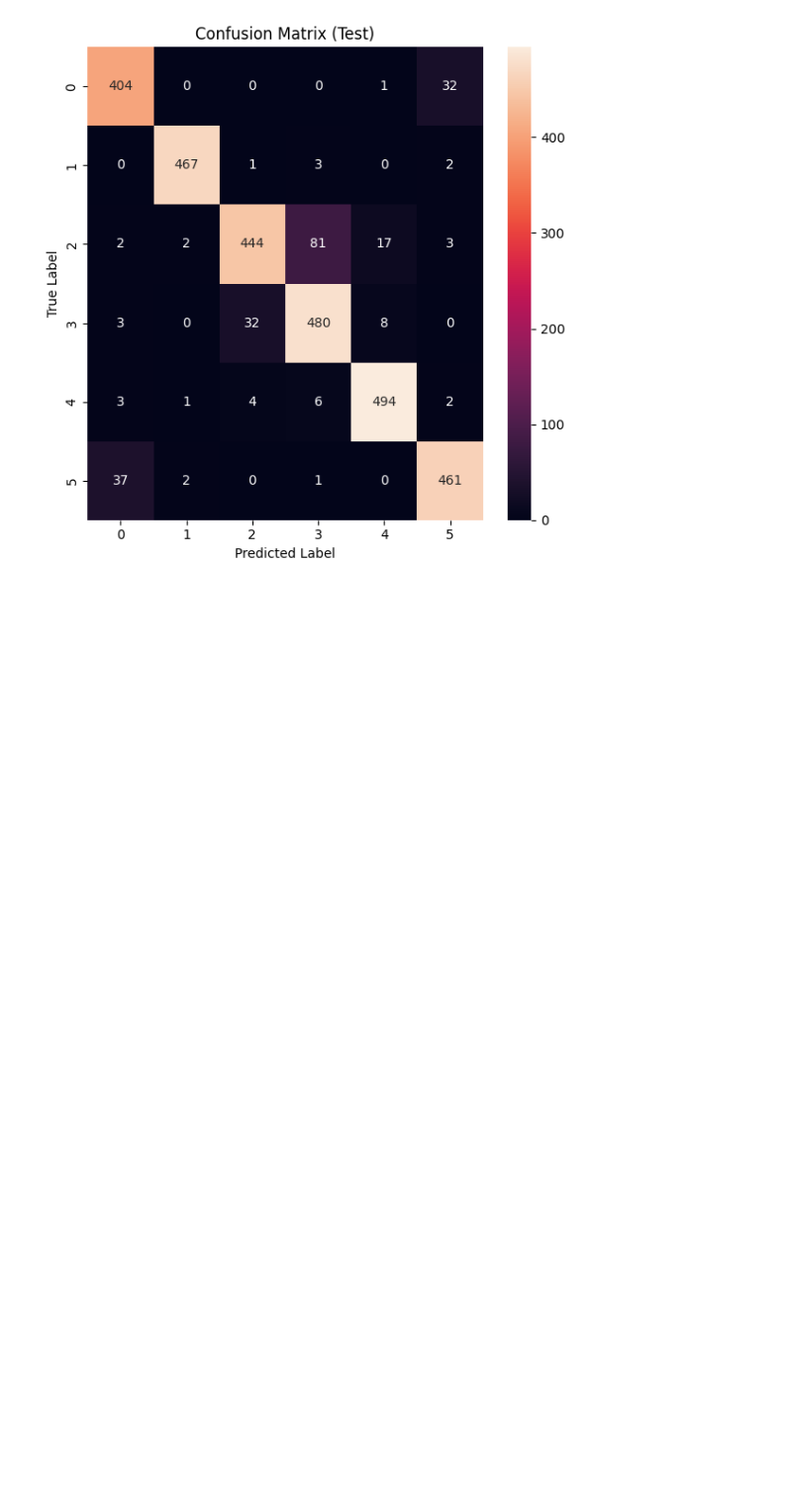
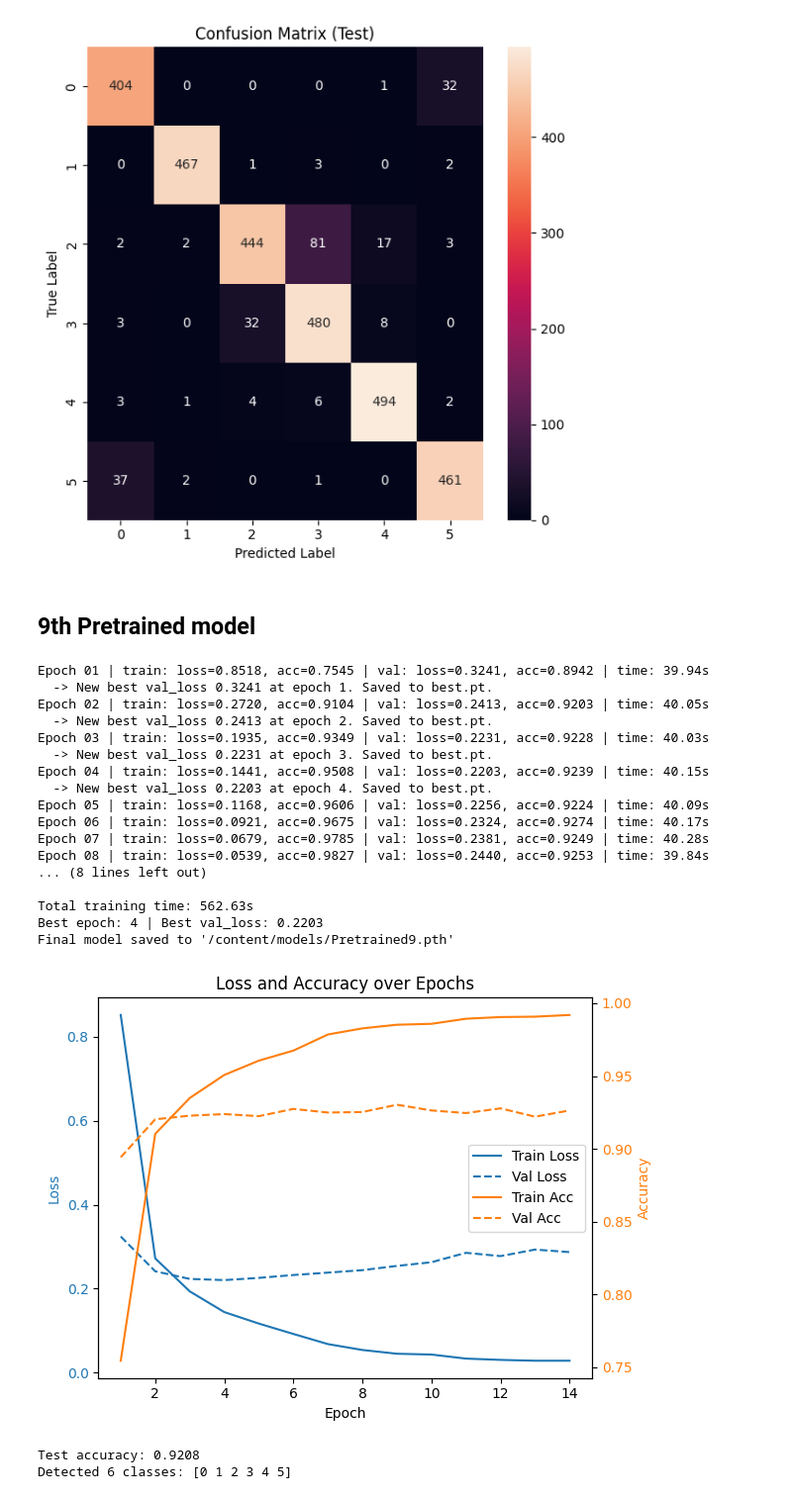
Before and after one commit to Tiromachelan/cnn-image-classification, a Jupyter notebook: HW3.ipynb, the cells around one changed output. Shown at 99% size. Saved outputs shown, nothing was run; the diff lists cells and outputs as text; code cells hidden in the pictures; blank space fills up the shorter version.

```diff
--- a/HW3.ipynb
+++ b/HW3.ipynb
@@ -1375,3 +1375,56 @@ Final model saved to '/content/models/Pretrained8.pth'
 Test accuracy: 0.9188
 Detected 6 classes: [0 1 2 3 4 5]
 [figure]
+# %% [markdown]
+## 9th Pretrained model
+# %%
+name = "Pretrained9"
+model = models.efficientnet_b0(weights=models.EfficientNet_B0_Weights.DEFAULT)
+
+num_features = model.classifier[1].in_features
+model.classifier[1] = nn.Linear(num_features, 6)
+
+optimizer = optim.Adam(model.parameters(), lr=0.0001)
+epochs = 100
+criterion = nn.CrossEntropyLoss()
+history = {
+    "train_loss": [], "train_acc": [],
+    "val_loss":   [], "val_acc":   []
+}
+
+# Freeze all layers
+for parameter in model.parameters():
+    parameter.requires_grad = False
+# Unfreeze last 2 layers
+for parameter in model.classifier[1].parameters():
+    parameter.requires_grad = True
+for parameter in model.features[8].parameters():
+    parameter.requires_grad = True
+for parameter in model.features[7].parameters():
+    parameter.requires_grad = True
+for parameter in model.features[6].parameters():
+    parameter.requires_grad = True
+model = model.to(device)
+train(name, model, optimizer, epochs, criterion, history)
+display_results("models/Pretrained9.pth", model)
+# %% [output]
+Epoch 01 | train: loss=0.8518, acc=0.7545 | val: loss=0.3241, acc=0.8942 | time: 39.94s
+  -> New best val_loss 0.3241 at epoch 1. Saved to best.pt.
+Epoch 02 | train: loss=0.2720, acc=0.9104 | val: loss=0.2413, acc=0.9203 | time: 40.05s
+  -> New best val_loss 0.2413 at epoch 2. Saved to best.pt.
+Epoch 03 | train: loss=0.1935, acc=0.9349 | val: loss=0.2231, acc=0.9228 | time: 40.03s
+  -> New best val_loss 0.2231 at epoch 3. Saved to best.pt.
+Epoch 04 | train: loss=0.1441, acc=0.9508 | val: loss=0.2203, acc=0.9239 | time: 40.15s
+  -> New best val_loss 0.2203 at epoch 4. Saved to best.pt.
+Epoch 05 | train: loss=0.1168, acc=0.9606 | val: loss=0.2256, acc=0.9224 | time: 40.09s
+Epoch 06 | train: loss=0.0921, acc=0.9675 | val: loss=0.2324, acc=0.9274 | time: 40.17s
+Epoch 07 | train: loss=0.0679, acc=0.9785 | val: loss=0.2381, acc=0.9249 | time: 40.28s
+Epoch 08 | train: loss=0.0539, acc=0.9827 | val: loss=0.2440, acc=0.9253 | time: 39.84s
+... (8 lines left out)
+
+Total training time: 562.63s
+Best epoch: 4 | Best val_loss: 0.2203
+Final model saved to '/content/models/Pretrained9.pth'
+[figure, added]
+Test accuracy: 0.9208
+Detected 6 classes: [0 1 2 3 4 5]
```
Also changed, not shown: parts of 1 cell of this notebook.
